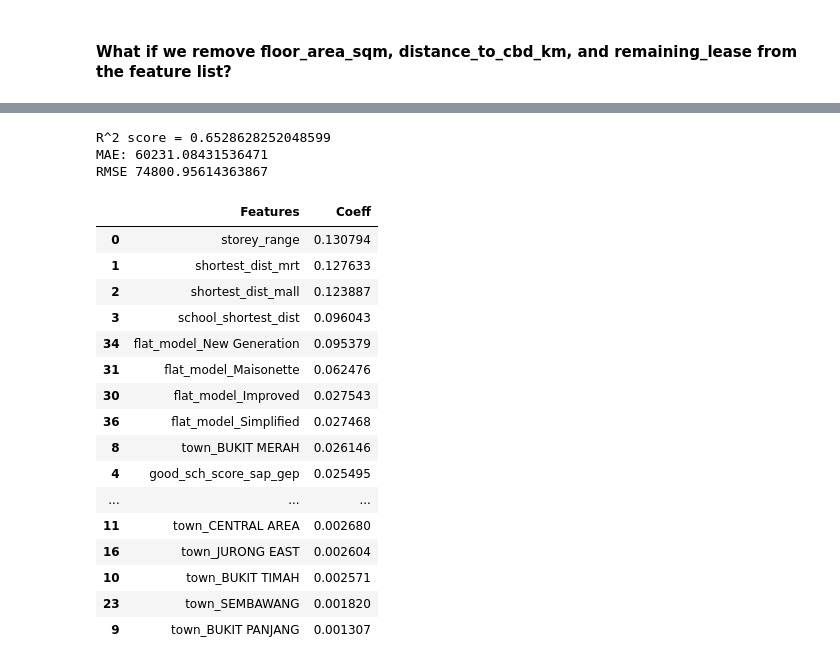
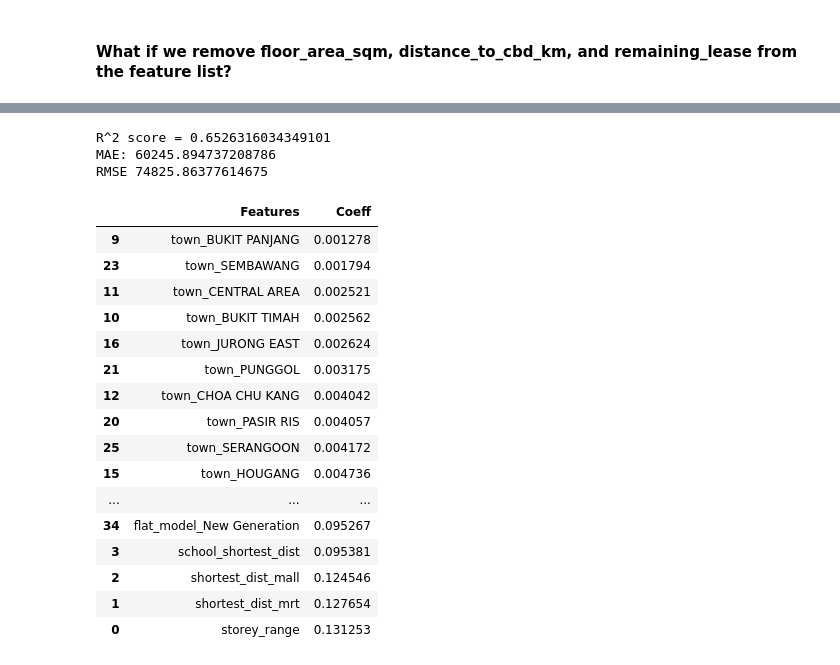
Before and after one commit to raychng/bt4222-project, a Jupyter notebook: Model Building 2004 to 2013.ipynb, the cells around one changed output, grey strips where cells are left out. Saved outputs shown, nothing was run; the diff lists cells and outputs as text; code cells hidden in the pictures.

```diff
--- a/Model Building 2004 to 2013.ipynb
+++ b/Model Building 2004 to 2013.ipynb
@@ -875,27 +1214,28 @@ RMSE 100474.9098472271
 # %%
-rf = RandomForestRegressor()
-rf_r2, rf_mae, rf_rmse = model_performance(rf, X2_train, X2_test, y2_train, y2_test)
+rf_3 = RandomForestRegressor()
+rf_3_r2, rf_3_mae, rf_3_rmse = model_performance(rf_3, X2_train, X2_test, y2_train, y2_test)
 
-rf_importance = pd.DataFrame(list(zip(rf.feature_names_in_, rf.feature_importances_)), columns =['Features', 'Coeff'])
-rf_importance.sort_values(by = 'Coeff', ascending = False)
+rf_3_importance = pd.DataFrame(list(zip(rf_3.feature_names_in_, rf_3.feature_importances_)), columns =['Features', 'Coeff'])
+rf_3_importance = rf_3_importance.sort_values(by = 'Coeff', ascending = True)
+rf_3_importance
 # %% [output]
-R^2 score = 0.6528628252048599
-MAE: 60231.08431536471
-RMSE 74800.95614363867
+R^2 score = 0.6526316034349101
+MAE: 60245.894737208786
+RMSE 74825.86377614675
 |  | Features | Coeff |
-| 0 | storey_range | 0.130794 |
-| 1 | shortest_dist_mrt | 0.127633 |
-| 2 | shortest_dist_mall | 0.123887 |
-| 3 | school_shortest_dist | 0.096043 |
-| 34 | flat_model_New Generation | 0.095379 |
-| 31 | flat_model_Maisonette | 0.062476 |
-| 30 | flat_model_Improved | 0.027543 |
-| 36 | flat_model_Simplified | 0.027468 |
-| 8 | town_BUKIT MERAH | 0.026146 |
-| 4 | good_sch_score_sap_gep | 0.025495 |
+| 9 | town_BUKIT PANJANG | 0.001278 |
+| 23 | town_SEMBAWANG | 0.001794 |
+| 11 | town_CENTRAL AREA | 0.002521 |
+| 10 | town_BUKIT TIMAH | 0.002562 |
+| 16 | town_JURONG EAST | 0.002624 |
+| 21 | town_PUNGGOL | 0.003175 |
+| 12 | town_CHOA CHU KANG | 0.004042 |
+| 20 | town_PASIR RIS | 0.004057 |
+| 25 | town_SERANGOON | 0.004172 |
+| 15 | town_HOUGANG | 0.004736 |
 | ... | ... | ... |
-| 11 | town_CENTRAL AREA | 0.002680 |
-| 16 | town_JURONG EAST | 0.002604 |
-| 10 | town_BUKIT TIMAH | 0.002571 |
-| 23 | town_SEMBAWANG | 0.001820 |
-| 9 | town_BUKIT PANJANG | 0.001307 |
+| 34 | flat_model_New Generation | 0.095267 |
+| 3 | school_shortest_dist | 0.095381 |
+| 2 | shortest_dist_mall | 0.124546 |
+| 1 | shortest_dist_mrt | 0.127654 |
+| 0 | storey_range | 0.131253 |
```
Also changed, not shown: parts of 39 cells of this notebook.
